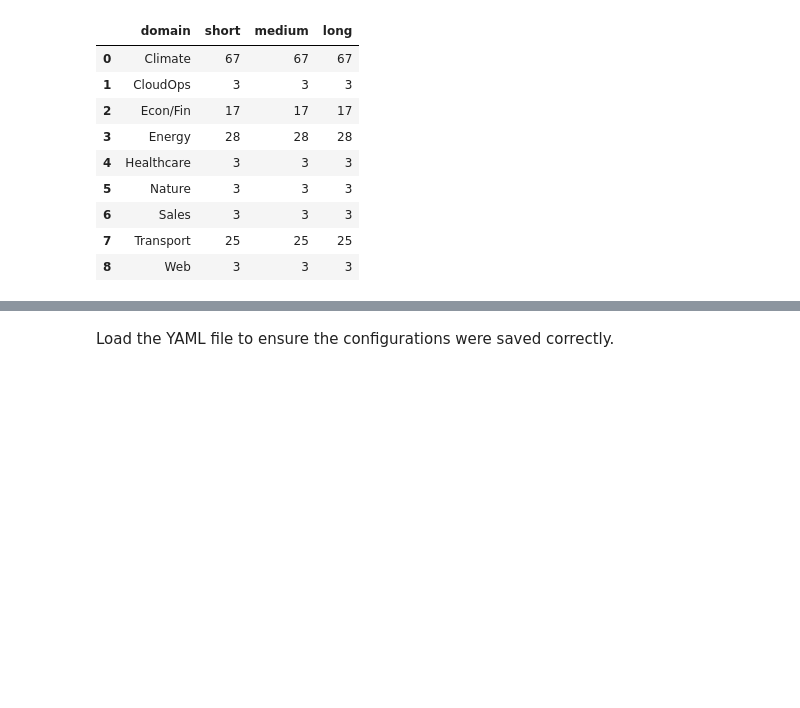
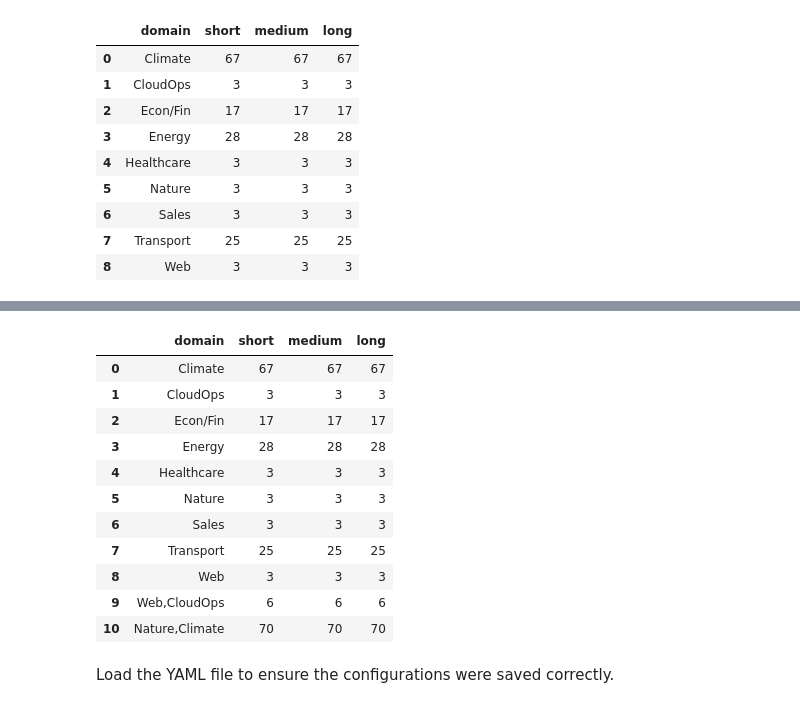
Before and after one commit to mpg05883/gift-eval, a Jupyter notebook: dataset_configs.ipynb, the cells around one changed output, grey strips where cells are left out. Drawn from its saved outputs; the diff is of its cells as text; code cells hidden in the pictures; blank space fills up the shorter version.

```diff
--- a/dataset_configs.ipynb
+++ b/dataset_configs.ipynb
@@ -152,6 +166,5 @@ View all of the unique domain-term combinations and count the number of datasets
 # %%
-domains = df["domain"].unique()
-terms = df["term"].unique()
+domains, terms = df["domain"].unique(), df["term"].unique()
 
 domain_term_counts = get_count_df(
     df,
@@ -159,7 +172,7 @@ domain_term_counts = get_count_df(
     ascending=False,
 )
 
-# Convert each forecasting term into its own column
+# Convert each term into its own column
 pivoted_df = domain_term_counts.pivot(
     index="domain",
     columns="term",
@@ -205,22 +222,23 @@ Add each domain-term combination's dataset names and terms to the yaml file. We'
 # %%
+from utils import Domain
+
 excluded_domains = [
     "Econ/Fin",
     "Healthcare",
     "Sales",
 ]
 
-num_domain_configs = 0
+domain_document = []
 
 for domain in domains:
+
     for term in terms:
+        # Exclude domains that only have short term datasets
         if domain in excluded_domains and term != "short":
             print(f"Skipping '{term}' for '{domain}'...")
             continue
 
-        num_domain_configs += 1
-
-        domain_mask = df["domain"] == domain
-        term_mask = df["term"] == term
+        domain_mask, term_mask = df["domain"] == domain, df["term"] == term
         filtered_df = df[domain_mask & term_mask]
 
         names = filtered_df["name"].tolist()
@@ -229,7 +247,8 @@ for domain in domains:
             print(f"No datasets found for domain '{domain}' and term '{term}'")
             continue
 
-        data.append(
+        # Add a mapping for each domain-term combination
+        domain_document.append(
             {
                 "domain": domain,
                 "term": term,
@@ -237,11 +256,67 @@ for domain in domains:
             }
         )
 
-# TODO: Add combined configs for Web+CloudOps and Nature+Climate
+domain_pairs = [
+    (Domain.WEB, Domain.CLOUDOPS),
+    (Domain.NATURE, Domain.CLIMATE),
+]
 
+# Add custom domain pairs
+for domain_pair in domain_pairs:
+    num_short, num_medium, num_long = (0,) * 3
+    for term in terms:
+        domain_1, domain_2 = domain_pair
+        domain_mask = df["domain"].isin([domain_1, domain_2])
+        term_mask = df["term"] == term
+
+        filtered_df = df[domain_mask & term_mask]
+        names = filtered_df["name"].tolist()
+
+        if not names:
+            print(f"No datasets found for domain '{domain}' and term '{term}'")
+            continue
+
+        if term == "short":
+            num_short = len(names)
+        elif term == "medium":
+            num_medium = len(names)
+        else:
+            num_long = len(names)
+
+        # Add a mapping for each domain-term combination
+        domain_document.append(
+            {
+                "domain": f"{domain_1},{domain_2}",
+                "term": term,
+                "names": names,
+            }
+        )
+
+    new_row = pd.DataFrame(
+        [
+            {
+                "domain": f"{domain_1},{domain_2}",
+                "short": num_short,
+                "medium": num_medium,
+                "long": num_long,
+            }
+        ]
+    )
+
+    pivoted_df = pd.concat([pivoted_df, new_row], ignore_index=True)
+
+
+num_domain_configs = len(domain_document)
 print(f"Number of domain configs: {num_domain_configs}")
+
 with open(yaml_path, "w") as file:
-    yaml.dump(data, file, sort_keys=False)
+    yaml.dump_all(
+        [general_document, domain_document],
+        file,
+        explicit_start=True,
+    )
+display(domain_document[0])
+display(pivoted_df)
 # %% [output]
 Skipping 'medium' for 'Healthcare'...
 Skipping 'long' for 'Healthcare'...
@@ -253,3 +345,15 @@ Number of domain configs: 21
+|  | domain | short | medium | long |
+| 0 | Climate | 67 | 67 | 67 |
+| 1 | CloudOps | 3 | 3 | 3 |
+| 2 | Econ/Fin | 17 | 17 | 17 |
+| 3 | Energy | 28 | 28 | 28 |
+| 4 | Healthcare | 3 | 3 | 3 |
+| 5 | Nature | 3 | 3 | 3 |
+| 6 | Sales | 3 | 3 | 3 |
+| 7 | Transport | 25 | 25 | 25 |
+| 8 | Web | 3 | 3 | 3 |
+| 9 | Web,CloudOps | 6 | 6 | 6 |
+| 10 | Nature,Climate | 70 | 70 | 70 |
 # %% [markdown]
 Load the YAML file to ensure the configurations were saved correctly.
 # %%
```
Also changed, not shown: parts of 29 cells of this notebook, 5 other files.
